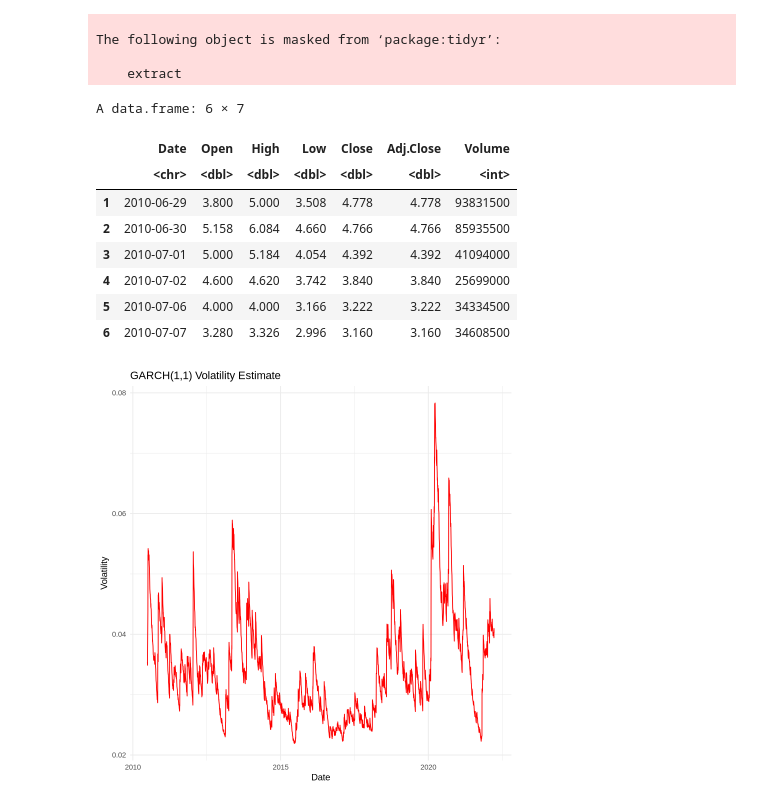
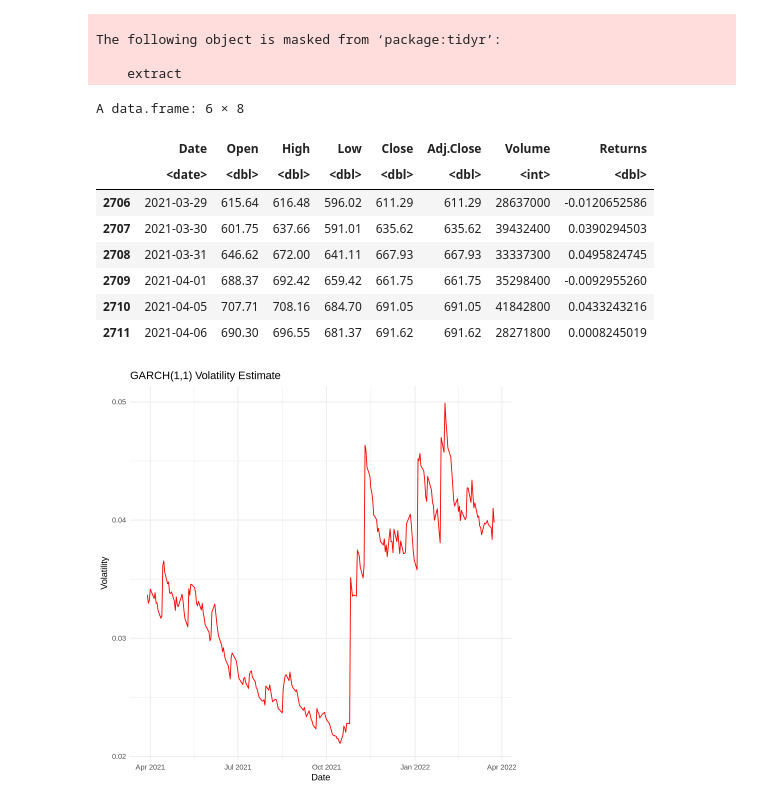
Before and after one commit to TeffyShen/Stat-447-Project, a Jupyter notebook: Project.ipynb, the cells around one changed output. Cells and saved outputs as stored; diff of their text form; code cells hidden in the pictures.

```diff
--- a/Project.ipynb
+++ b/Project.ipynb
@@ -28,49 +28,51 @@ The following object is masked from ‘package:tidyr’:
 
     extract
 # %%
-# Load Data
-tsla_data <- read.csv("TSLA.csv")
+# Load data
+tsla_data <- read.csv("TSLA.csv") %>%
+  mutate(Date = as.Date(Date)) %>%
+  arrange(Date) %>%  # Ensure chronological order
+  tail(1 * 252) %>%  # Approximately 3 years of trading days
+  mutate(Returns = c(NA, diff(log(Close)))) %>%
+  na.omit()
 head(tsla_data)
 # %% [output]
-A data.frame: 6 × 7
+A data.frame: 6 × 8
-|  | Date | Open | High | Low | Close | Adj.Close | Volume |
-|  | <chr> | <dbl> | <dbl> | <dbl> | <dbl> | <dbl> | <int> |
-| 1 | 2010-06-29 | 3.800 | 5.000 | 3.508 | 4.778 | 4.778 | 93831500 |
-| 2 | 2010-06-30 | 5.158 | 6.084 | 4.660 | 4.766 | 4.766 | 85935500 |
-| 3 | 2010-07-01 | 5.000 | 5.184 | 4.054 | 4.392 | 4.392 | 41094000 |
-| 4 | 2010-07-02 | 4.600 | 4.620 | 3.742 | 3.840 | 3.840 | 25699000 |
-| 5 | 2010-07-06 | 4.000 | 4.000 | 3.166 | 3.222 | 3.222 | 34334500 |
-| 6 | 2010-07-07 | 3.280 | 3.326 | 2.996 | 3.160 | 3.160 | 34608500 |
+|  | Date | Open | High | Low | Close | Adj.Close | Volume | Returns |
+|  | <date> | <dbl> | <dbl> | <dbl> | <dbl> | <dbl> | <int> | <dbl> |
+| 2706 | 2021-03-29 | 615.64 | 616.48 | 596.02 | 611.29 | 611.29 | 28637000 | -0.0120652586 |
+| 2707 | 2021-03-30 | 601.75 | 637.66 | 591.01 | 635.62 | 635.62 | 39432400 | 0.0390294503 |
+| 2708 | 2021-03-31 | 646.62 | 672.00 | 641.11 | 667.93 | 667.93 | 33337300 | 0.0495824745 |
+| 2709 | 2021-04-01 | 688.37 | 692.42 | 659.42 | 661.75 | 661.75 | 35298400 | -0.0092955260 |
+| 2710 | 2021-04-05 | 707.71 | 708.16 | 684.70 | 691.05 | 691.05 | 41842800 | 0.0433243216 |
+| 2711 | 2021-04-06 | 690.30 | 696.55 | 681.37 | 691.62 | 691.62 | 28271800 | 0.0008245019 |
-# %%
-# Ensure Date is in Date format
-tsla_data$Date <- as.Date(tsla_data$Date)
-tsla_data <- tsla_data[order(tsla_data$Date), ]
-
-# Calculate log returns
-tsla_data$Returns <- c(NA, diff(log(tsla_data$Close)))
-tsla_data <- na.omit(tsla_data)
+# %%
+# Split into train and test sets
+train_size <- floor(0.8 * nrow(tsla_data))
+train_data <- tsla_data[1:train_size, ]
+test_data <- tsla_data[(train_size+1):nrow(tsla_data), ]
 # %%
 # Fit GARCH(1,1)
-fit <- garchFit(~ garch(1,1), data = tsla_data$Returns, trace = FALSE)
+fit <- garchFit(~ garch(1,1), data = train_data$Returns, trace = FALSE)
 
 # Extract volatility
 vol_series <- volatility(fit)
 
 # Coerce to numeric and trim to match length
 vol_vector <- as.numeric(vol_series)
 
 # Align lengths
 tsla_data <- tail(tsla_data, length(vol_vector))
 tsla_data$GARCH_vol <- vol_vector
 
 # Plot
 ggplot(tsla_data, aes(x = Date, y = GARCH_vol)) +
   geom_line(color = "red") +
   labs(
     title = "GARCH(1,1) Volatility Estimate",
     x = "Date",
     y = "Volatility"
   ) +
   theme_minimal()
 # %% [output]
-[figure, old version]
+[figure, new version]
```
Also changed, not shown: parts of 3 cells of this notebook, 1 other file.
